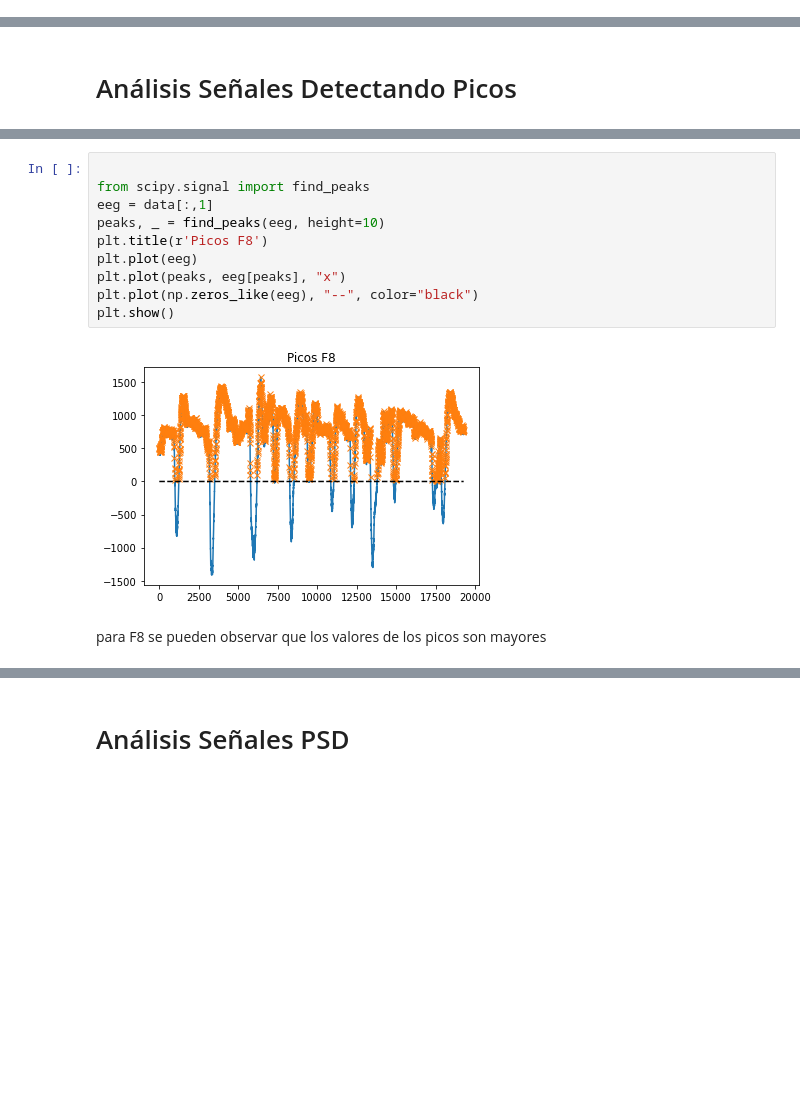
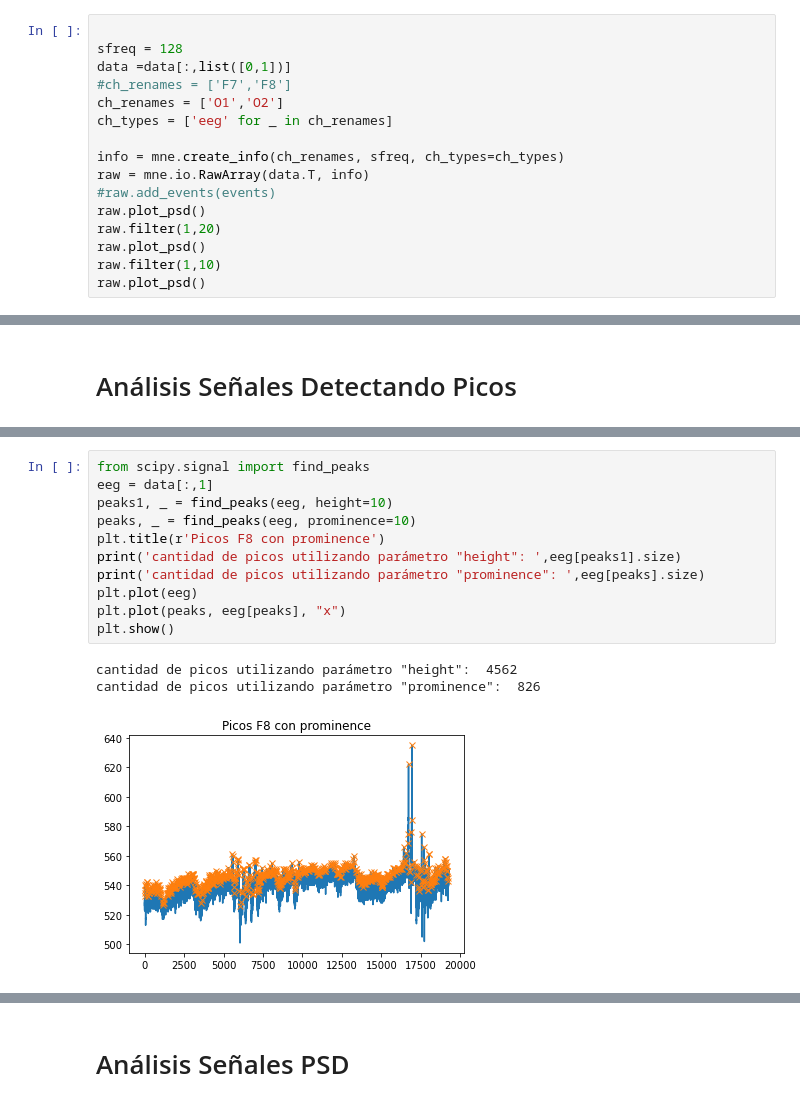
Before and after one commit to gusper01/db_espaciales, a Jupyter notebook: TP3_PDC.ipynb, the cells around one changed output, grey strips where cells are left out. Saved outputs shown, nothing was run; the diff lists cells and outputs as text; blank space fills up the shorter version.

```diff
--- a/TP3_PDC.ipynb
+++ b/TP3_PDC.ipynb
@@ -165,0 +169,16 @@ alfa es de 8-12 Hz, Beta mayor de 12 Hz, Theta de 4-7.5 Hz y delta de menos de 4
+# %%
+
+sfreq = 128
+data =data[:,list([0,1])]
+#ch_renames = ['F7','F8']
+ch_renames = ['O1','O2']
+ch_types = ['eeg' for _ in ch_renames]
+
+info = mne.create_info(ch_renames, sfreq, ch_types=ch_types)
+raw = mne.io.RawArray(data.T, info)
+#raw.add_events(events)
+raw.plot_psd()
+raw.filter(1,20)
+raw.plot_psd()
+raw.filter(1,10)
+raw.plot_psd()
@@ -235,14 +305,15 @@ para F7  hay algunos picos fuertes, y otros "picos" más pequeños que puede ser
 # %%
-
 from scipy.signal import find_peaks
 eeg = data[:,1]
-peaks, _ = find_peaks(eeg, height=10)
-plt.title(r'Picos F8')
+peaks1, _ = find_peaks(eeg, height=10)
+peaks, _ = find_peaks(eeg, prominence=10)
+plt.title(r'Picos F8 con prominence')
+print('cantidad de picos utilizando parámetro "height": ',eeg[peaks1].size)
+print('cantidad de picos utilizando parámetro "prominence": ',eeg[peaks].size)
 plt.plot(eeg)
 plt.plot(peaks, eeg[peaks], "x")
-plt.plot(np.zeros_like(eeg), "--", color="black")
 plt.show()
 # %% [output]
+cantidad de picos utilizando parámetro "height":  4562
+cantidad de picos utilizando parámetro "prominence":  826
-[figure, old version]
+[figure, new version]
-# %% [markdown]
-para F8  se pueden observar que los valores de los picos son mayores
```
Also changed, not shown: parts of 16 cells of this notebook.
